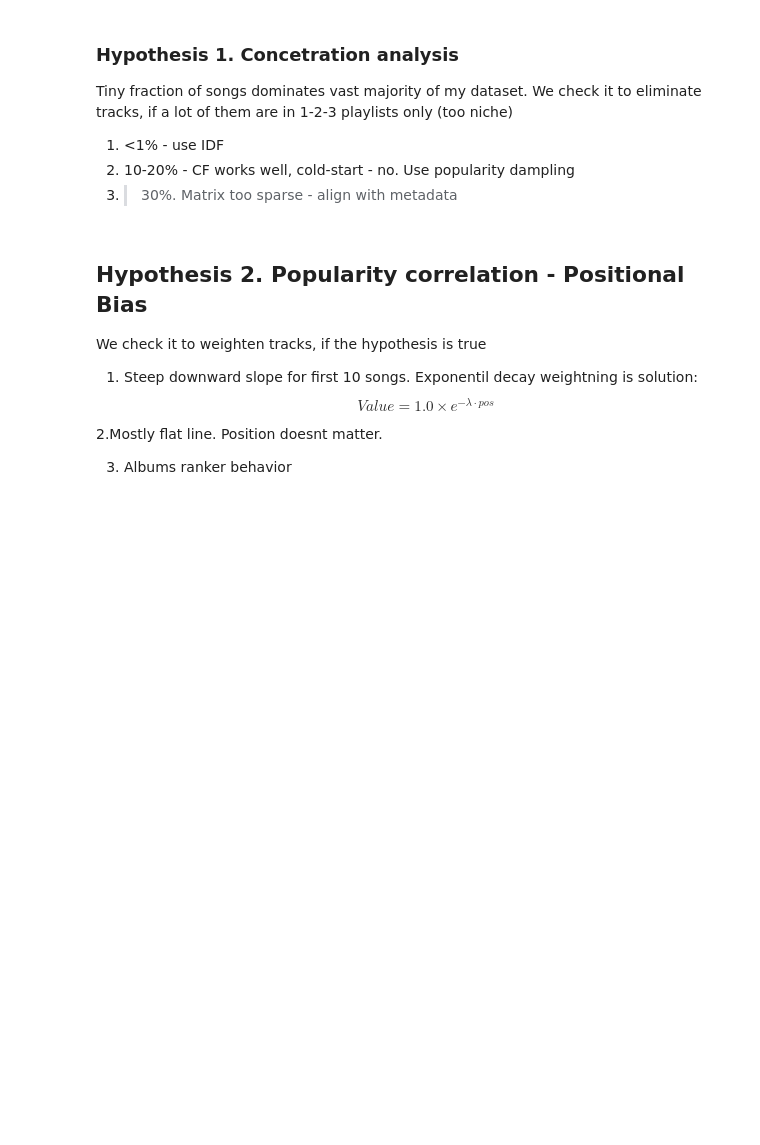
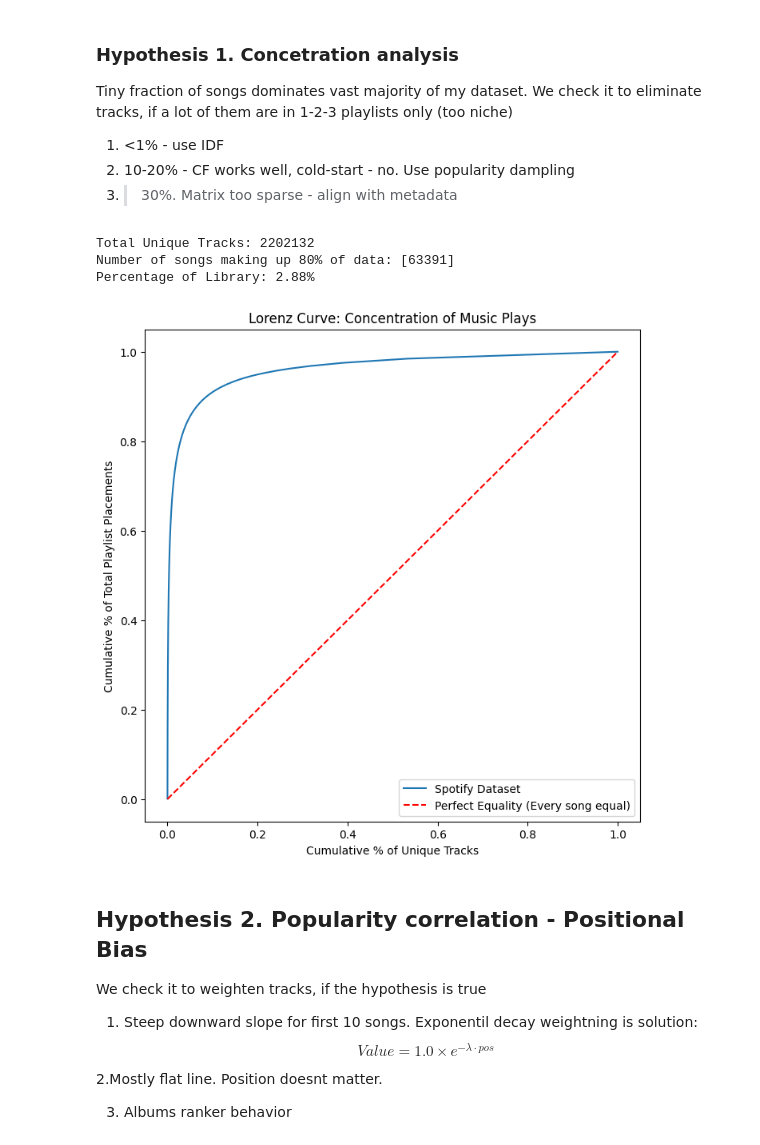
Before and after one commit to georgerieh/spotify-million-dataset, a Jupyter notebook: Spotify_GPU.ipynb, the cells around one changed output. Cells and saved outputs as stored; diff of their text form; code cells hidden in the pictures; blank space fills up the shorter version.

```diff
--- a/Spotify_GPU.ipynb
+++ b/Spotify_GPU.ipynb
@@ -400,12 +473,53 @@ print(f"Percentage of Library: {percent_of_library:.2f}%")
+# %%
+import cudf
+import cupy as cp
+
+# 1. Load data directly into GPU memory
+# cuDF's read_csv is significantly faster than pandas for large files
+df_playlist = cudf.read_parquet('/content/drive/MyDrive/spotify-challenge/interactions_master.parquet')
+df_song = cudf.read_csv('/content/drive/MyDrive/spotify-challenge/song_library.csv')
+total_song_count = df_song['track_hash'].count()
+
+
+# 2. Get counts (performed on GPU)
+# value_counts() on GPU is extremely efficient
+# track_counts = df_playlist['tid'].value_counts()
+track_counts = df_playlist['tid'].value_counts()
+total_interactions = track_counts.sum()
+num_unique_tracks_in_data = len(track_counts)
+total_interactions = track_counts.sum()
+
+# 3. Sort and calculate cumulative percentage using CuPy
+# We use cupy (GPU version of numpy) for the math
+sorted_counts = track_counts.sort_values(ascending=False).values
+
+# Cumulative sum on GPU
+cum_percentage = cp.cumsum(sorted_counts) / total_interactions
+
+# 4. Find the 80% threshold
+# cp.searchsorted is the GPU equivalent of np.searchsorted
+# Wrap the float in a cupy array
+eighty_percent_idx = cp.searchsorted(cum_percentage, cp.array([0.80]))
+percent_of_library = (eighty_percent_idx / num_unique_tracks_in_data) * 100
+
+print(f"Total Unique Tracks: {num_unique_tracks_in_data}")
+print(f"Number of songs making up 80% of data: {eighty_percent_idx}")
+print(f"Percentage of Library: {percent_of_library.item():.2f}%")
+# %% [output]
+Total Unique Tracks: 2202132
+Number of songs making up 80% of data: [63391]
+Percentage of Library: 2.88%
 # %%
 plt.figure(figsize=(8, 8))
-plt.plot(np.linspace(0, 1, len(cum_percentage)), cum_percentage, label='Your Dataset')
+plt.plot(np.linspace(0, 1, len(cum_percentage)), cum_percentage.get(), label='Spotify Dataset')
 plt.plot([0, 1], [0, 1], 'r--', label='Perfect Equality (Every song equal)')
 plt.title("Lorenz Curve: Concentration of Music Plays")
 plt.xlabel("Cumulative % of Unique Tracks")
 plt.ylabel("Cumulative % of Total Playlist Placements")
 plt.legend()
 plt.show()
+# %% [output]
+[figure, added]
 # %% [markdown]
 ## Hypothesis 2. Popularity correlation - Positional Bias
 
```
Also changed, not shown: parts of 23 cells of this notebook.
